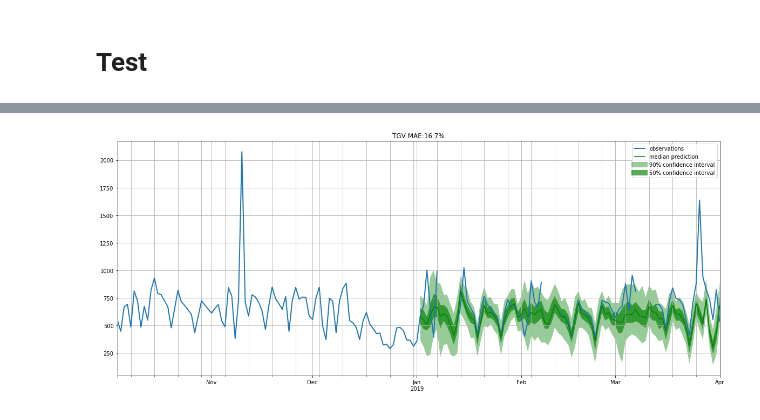
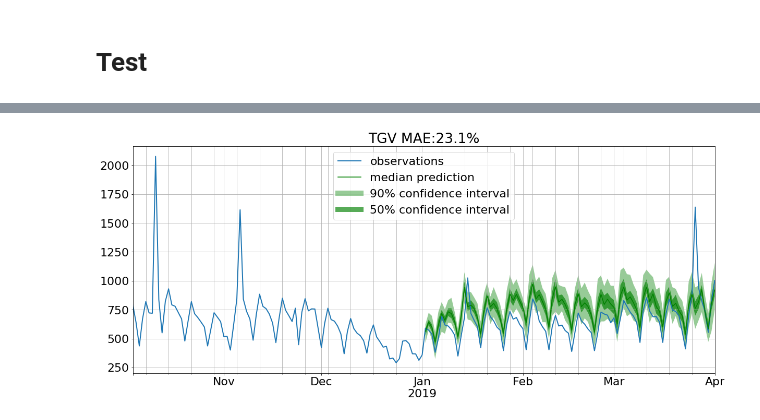
Before and after one commit to VincentVillet/gluonts_exploration, a Jupyter notebook: deepar_oui.ipynb, the cells around one changed output, grey strips where cells are left out. Cells and saved outputs as stored; diff of their text form; code cells hidden in the pictures.

```diff
--- a/deepar_oui.ipynb
+++ b/deepar_oui.ipynb
@@ -16,10 +20,12 @@ nb_days_pred = 90
 # %% [markdown]
 # Préparation des données
 # %%
+df = pd.merge(df, vacances_df, on="DATE", how="left")
 df["NB_TRAINS"].fillna(0, inplace=True)
 df.sort_values(by=["transporteur", "DATE"], inplace=True)
-df = df[df["DATE"] < datetime(2019, 7, 1)]
+df = df[(df["DATE"] >= datetime(2016, 1, 1)) & (df["DATE"] < datetime(2019, 7, 1))]
 df.index = df["DATE"]
+df["holiday"] = df["vacances_zone_a"] | df["vacances_zone_b"] | df["vacances_zone_c"]
 
 df_dict = {}
 
@@ -36,0 +45,14 @@ df_dict["TGV"].head(3)
+# %%
+matplotlib.rcParams.update({'font.size': 22})
+
+plt.figure(1, figsize=(20, 5))
+for transporteur in ['Lyria', 'OUIGO', 'TER', "TGV", 'intercite']:
+    transporteur_label = transporteur
+    df_trans = df_dict[transporteur].copy()
+    df_trans = df_trans[df_trans.index >= datetime(2019, 1, 1)]
+    if transporteur == "TGV":
+        df_trans["VA"] = df_trans["VA"] / 5
+        transporteur_label = transporteur + "/5"
+    plt.plot(df_trans.index, df_trans["VA"], label=transporteur_label)
+    plt.legend()
+plt.show()
@@ -39,10 +66,0 @@ df_dict["TGV"].head(3)
-# %%
-plt.figure(1, figsize=(20, 5))
-for transporteur in ['Lyria', 'OUIGO', 'TER', "TGV", 'intercite']:
-    df_trans = df_dict[transporteur].copy()
-    df_trans = df_trans[df_trans.index >= datetime(2019, 1, 1)]
-    if transporteur == "TGV":
-        df_trans["VA"] = df_trans["VA"] / 5
-    plt.plot(df_trans.index, df_trans["VA"], label=transporteur)
-    plt.legend()
-plt.show()
@@ -66,7 +82,8 @@ def train_predictor(df_dict, end_train_date, transporteurs_list, feat_dynamic_co
             [{"item_id": transporteur,
                 "start": df_dict[transporteur].index[0],
               "target": df_dict[transporteur].VA[:end_train_date],
-             "feat_dynamic_real": df_dict[transporteur][feat_dynamic_cols][:end_train_date]
+             "feat_dynamic_real": [df_dict[transporteur][feat_dynamic_col][:end_train_date]
+                                   for feat_dynamic_col in feat_dynamic_cols]
              }
             for transporteur in transporteurs],
             freq = data_freq
@@ -92,7 +109,8 @@ def make_predictions(predictor, df_dict, test_date, transporteurs_list, feat_dyn
             [{"item_id": transporteur,
                 "start": df_dict[transporteur].index[0],
               "target": df_dict[transporteur].VA[:test_date + timedelta(days=90)],
-             "feat_dynamic_real": df_dict[transporteur][feat_dynamic_cols][:test_date + timedelta(days=90)]
+             "feat_dynamic_real": [df_dict[transporteur][feat_dynamic_col][:test_date + timedelta(days=90)]
+                                   for feat_dynamic_col in feat_dynamic_cols]
              }
             for transporteur in transporteurs_list],
             freq = data_freq
@@ -152,8 +172,9 @@ INFO:root:Final loss: 3.37707633972168 (occurred at epoch 7)
 INFO:root:End model training
 # %%
+matplotlib.rcParams.update({'font.size': 22})
 test_date = datetime(2019, 1, 1)
 forecasts, tss = make_predictions(tgv_predictor, df_dict, test_date, transporteurs_list)
 plot_forecasts(df_dict, test_date, tss, forecasts, past_length=2*nb_days_pred, num_plots=1)
 # %% [output]
-[figure, old version]
+[figure, new version]
 # %%
```
Also changed, not shown: parts of 14 cells of this notebook, 1 other file.
